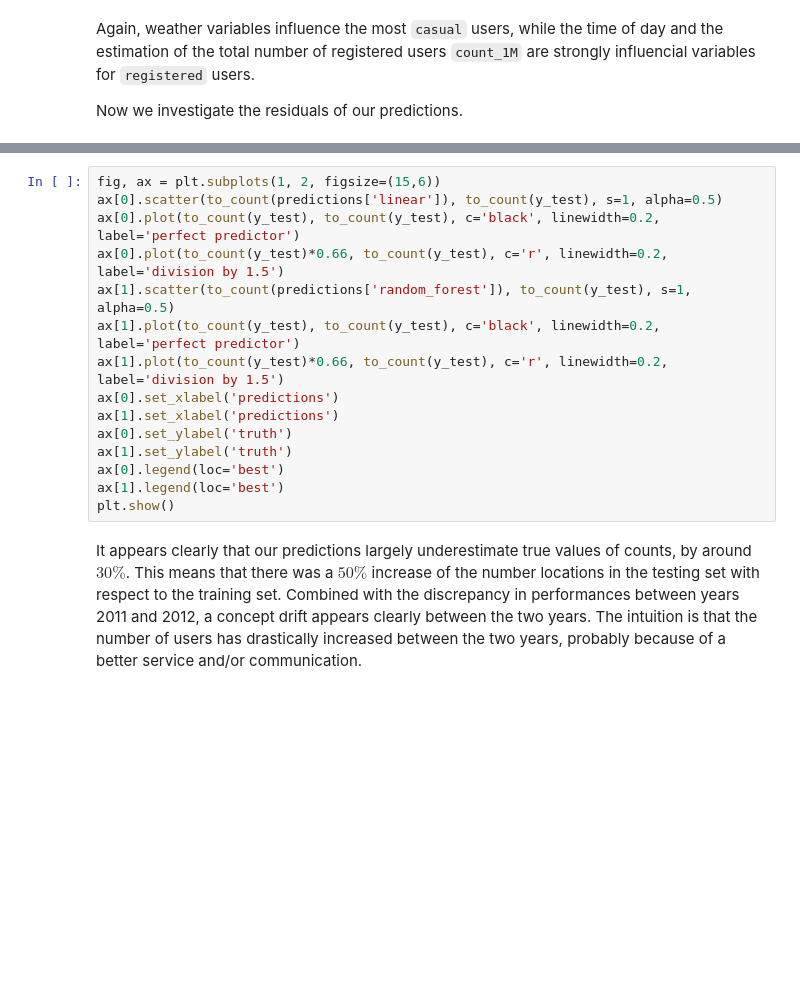
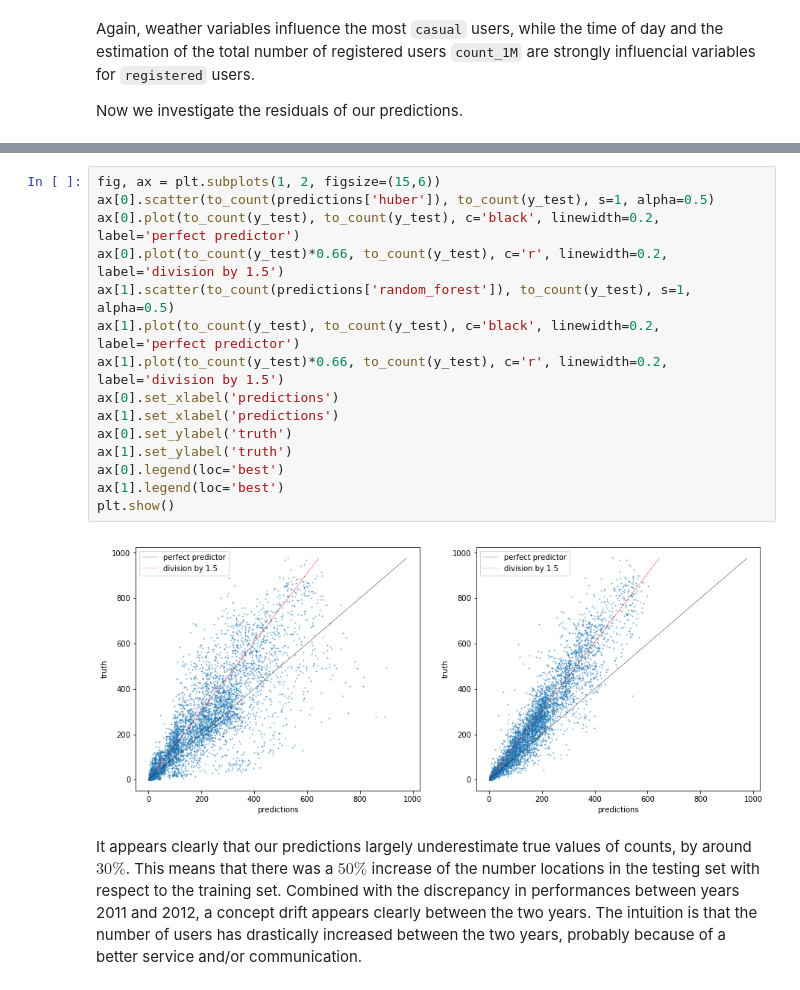
Before and after one commit to Quantmetry/Data-Academy, a Jupyter notebook: 03-machine_learning.ipynb, the cells around one changed output, grey strips where cells are left out. Saved outputs shown, nothing was run; the diff lists cells and outputs as text; blank space fills up the shorter version.

```diff
--- a/03-machine_learning.ipynb
+++ b/03-machine_learning.ipynb
@@ -212,18 +297,20 @@ plt.show()
 # %%
 fig, ax = plt.subplots(1, 2, figsize=(15,6))
-ax[0].scatter(to_count(predictions['linear']), to_count(y_test), s=1, alpha=0.5)
+ax[0].scatter(to_count(predictions['huber']), to_count(y_test), s=1, alpha=0.5)
 ax[0].plot(to_count(y_test), to_count(y_test), c='black', linewidth=0.2, label='perfect predictor')
 ax[0].plot(to_count(y_test)*0.66, to_count(y_test), c='r', linewidth=0.2, label='division by 1.5')
 ax[1].scatter(to_count(predictions['random_forest']), to_count(y_test), s=1, alpha=0.5)
 ax[1].plot(to_count(y_test), to_count(y_test), c='black', linewidth=0.2, label='perfect predictor')
 ax[1].plot(to_count(y_test)*0.66, to_count(y_test), c='r', linewidth=0.2, label='division by 1.5')
 ax[0].set_xlabel('predictions')
 ax[1].set_xlabel('predictions')
 ax[0].set_ylabel('truth')
 ax[1].set_ylabel('truth')
 ax[0].legend(loc='best')
 ax[1].legend(loc='best')
 plt.show()
+# %% [output]
+[figure, added]
 # %% [markdown]
 It appears clearly that our predictions largely underestimate true values of counts, by around $30\%$. This means that there was a $50\%$ increase of the number locations in the testing set with respect to the training set. Combined with the discrepancy in performances between years 2011 and 2012, a concept drift appears clearly between the two years. The intuition is that the number of users has drastically increased between the two years, probably because of a better service and/or communication.
 # %% [markdown]
```
Also changed, not shown: parts of 22 cells of this notebook, 6 other files.
